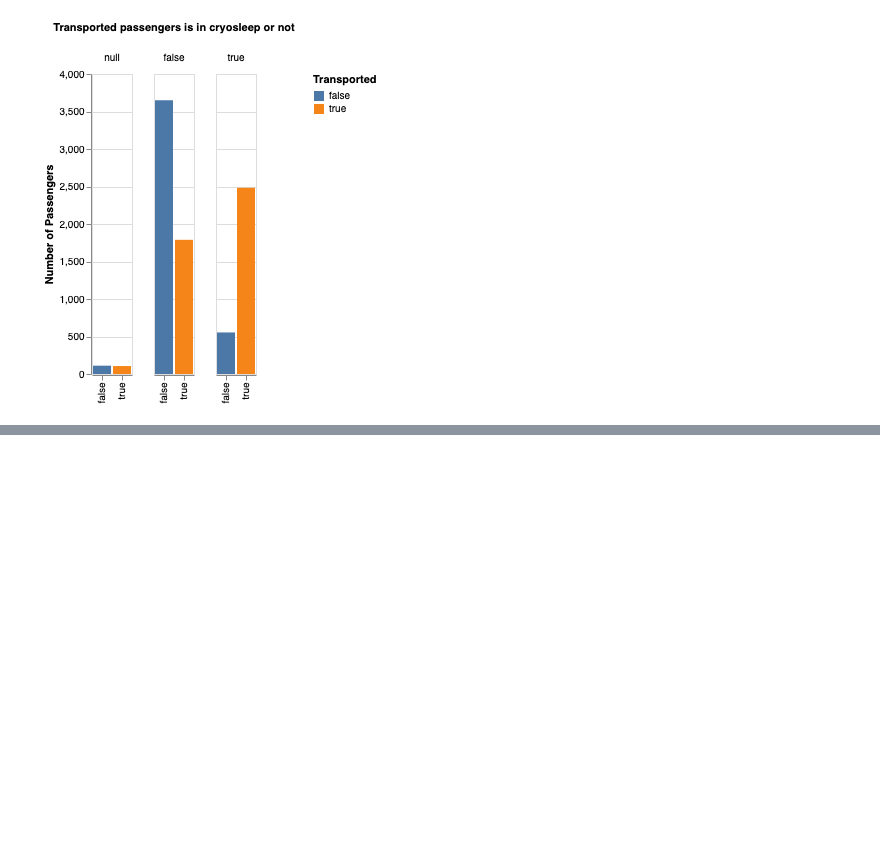
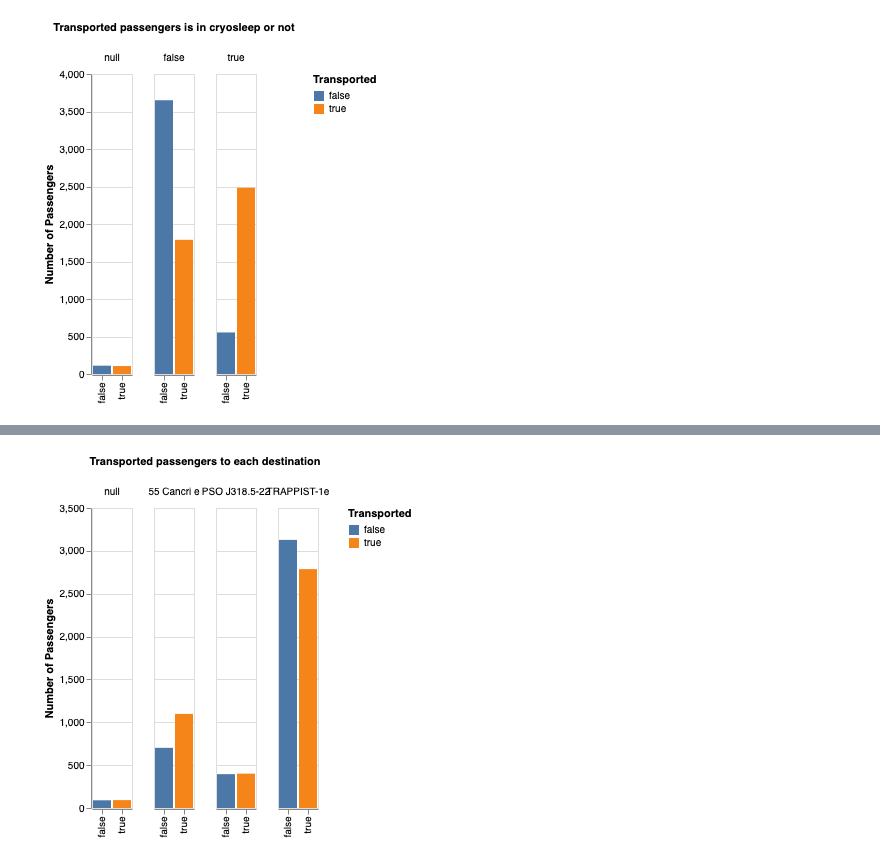
Before and after one commit to hcwang24/space_titanic, a Jupyter notebook: initial_analysis.ipynb, the cells around one changed output, grey strips where cells are left out. Saved outputs shown, nothing was run; the diff lists cells and outputs as text; code cells hidden in the pictures; blank space fills up the shorter version.

Commit message:
update on destination EDA

```diff
--- a/initial_analysis.ipynb
+++ b/initial_analysis.ipynb
@@ -163,0 +195,9 @@ train_df['CryoSleep'].value_counts()
+# %%
+alt.Chart(train_df[['Destination','Transported']]).mark_bar().encode(
+    x=alt.X("Transported:N", title=""),
+    y=alt.Y("count()", title="Number of Passengers"),
+    color=alt.Color("Transported:N"),
+    column=alt.Column("Destination:N", title="Transported passengers to each destination")
+)
+# %% [output]
+[figure, added]
```
Also changed, not shown: parts of 2 cells of this notebook.
